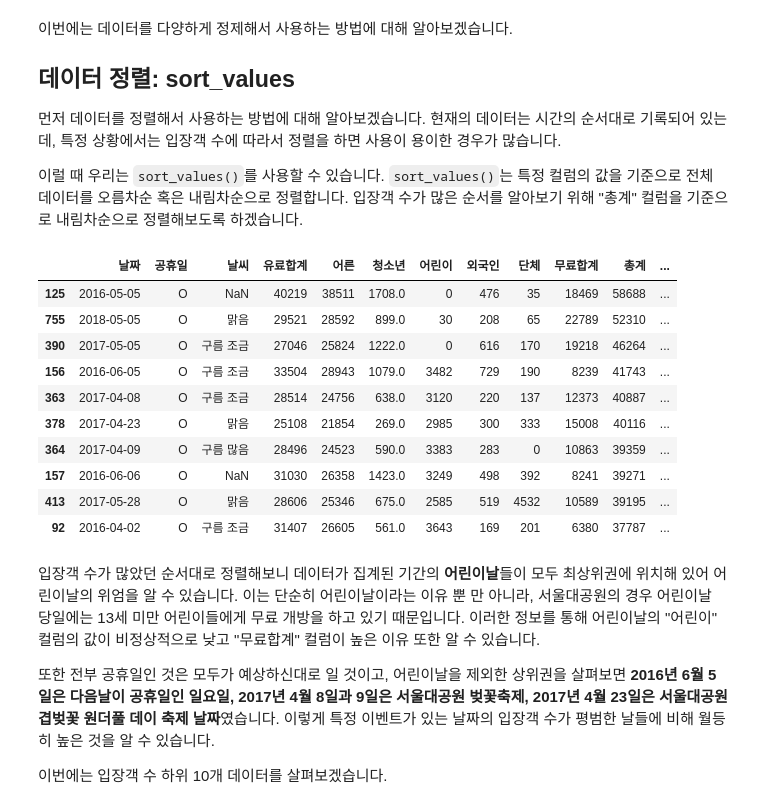
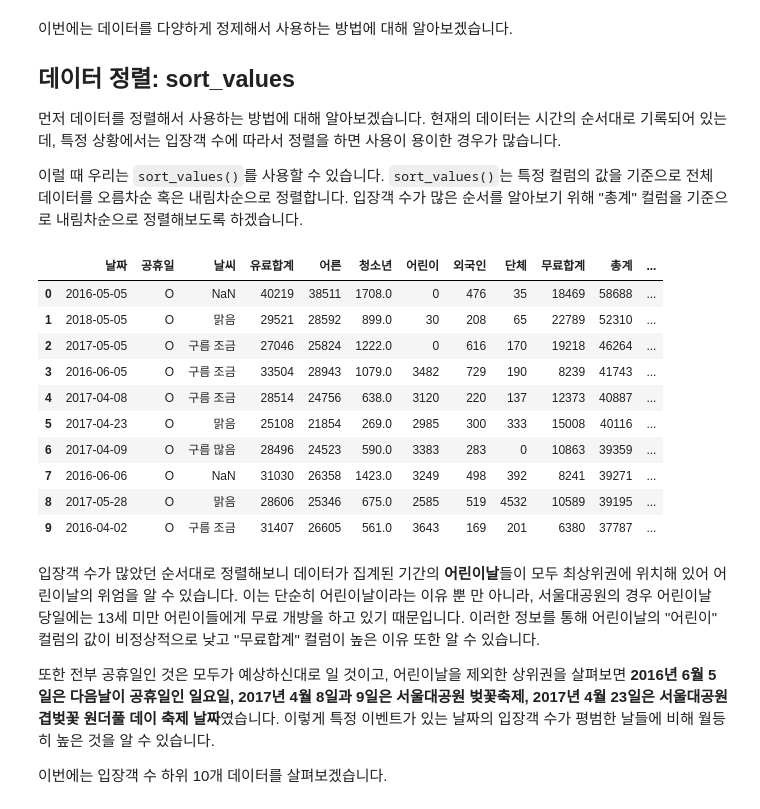
Before and after one commit to JGH-Programmer/Python, a Jupyter notebook: Numpy_Pandas.Practice/[실습6] 데이터 정제하기.ipynb, the cells around one changed output. Cells and saved outputs as stored; diff of their text form; code cells hidden in the pictures.

```diff
--- a/Numpy_Pandas.Practice/[실습6] 데이터 정제하기.ipynb
+++ b/Numpy_Pandas.Practice/[실습6] 데이터 정제하기.ipynb
@@ -27,22 +27,22 @@ df.head()
 이럴 때 우리는 `sort_values()`를 사용할 수 있습니다. `sort_values()`는 특정 컬럼의 값을 기준으로 전체 데이터를 오름차순 혹은 내림차순으로 정렬합니다. 입장객 수가 많은 순서를 알아보기 위해 "총계" 컬럼을 기준으로 내림차순으로 정렬해보도록 하겠습니다.
 # %%
 # 데이터를 확인하기 위해 정렬한 데이터프레임을 df_sorted에 저장
-df_sorted=df.sort_values("총계", ascending=False)
+df_sorted=df.sort_values("총계", ascending=False).reset_index(drop=True)
 
 # 입장객수가 많았던 날짜의 데이터 상위 10개 출력
 df_sorted.head(10)
 # %% [output]
 |  | 날짜 | 공휴일 | 날씨 | 유료합계 | 어른 | 청소년 | 어린이 | 외국인 | 단체 | 무료합계 | 총계 | ... |
-| 125 | 2016-05-05 | O | NaN | 40219 | 38511 | 1708.0 | 0 | 476 | 35 | 18469 | 58688 | ... |
-| 755 | 2018-05-05 | O | 맑음 | 29521 | 28592 | 899.0 | 30 | 208 | 65 | 22789 | 52310 | ... |
-| 390 | 2017-05-05 | O | 구름 조금 | 27046 | 25824 | 1222.0 | 0 | 616 | 170 | 19218 | 46264 | ... |
-| 156 | 2016-06-05 | O | 구름 조금 | 33504 | 28943 | 1079.0 | 3482 | 729 | 190 | 8239 | 41743 | ... |
-| 363 | 2017-04-08 | O | 구름 조금 | 28514 | 24756 | 638.0 | 3120 | 220 | 137 | 12373 | 40887 | ... |
-| 378 | 2017-04-23 | O | 맑음 | 25108 | 21854 | 269.0 | 2985 | 300 | 333 | 15008 | 40116 | ... |
-| 364 | 2017-04-09 | O | 구름 많음 | 28496 | 24523 | 590.0 | 3383 | 283 | 0 | 10863 | 39359 | ... |
-| 157 | 2016-06-06 | O | NaN | 31030 | 26358 | 1423.0 | 3249 | 498 | 392 | 8241 | 39271 | ... |
-| 413 | 2017-05-28 | O | 맑음 | 28606 | 25346 | 675.0 | 2585 | 519 | 4532 | 10589 | 39195 | ... |
-| 92 | 2016-04-02 | O | 구름 조금 | 31407 | 26605 | 561.0 | 3643 | 169 | 201 | 6380 | 37787 | ... |
+| 0 | 2016-05-05 | O | NaN | 40219 | 38511 | 1708.0 | 0 | 476 | 35 | 18469 | 58688 | ... |
+| 1 | 2018-05-05 | O | 맑음 | 29521 | 28592 | 899.0 | 30 | 208 | 65 | 22789 | 52310 | ... |
+| 2 | 2017-05-05 | O | 구름 조금 | 27046 | 25824 | 1222.0 | 0 | 616 | 170 | 19218 | 46264 | ... |
+| 3 | 2016-06-05 | O | 구름 조금 | 33504 | 28943 | 1079.0 | 3482 | 729 | 190 | 8239 | 41743 | ... |
+| 4 | 2017-04-08 | O | 구름 조금 | 28514 | 24756 | 638.0 | 3120 | 220 | 137 | 12373 | 40887 | ... |
+| 5 | 2017-04-23 | O | 맑음 | 25108 | 21854 | 269.0 | 2985 | 300 | 333 | 15008 | 40116 | ... |
+| 6 | 2017-04-09 | O | 구름 많음 | 28496 | 24523 | 590.0 | 3383 | 283 | 0 | 10863 | 39359 | ... |
+| 7 | 2016-06-06 | O | NaN | 31030 | 26358 | 1423.0 | 3249 | 498 | 392 | 8241 | 39271 | ... |
+| 8 | 2017-05-28 | O | 맑음 | 28606 | 25346 | 675.0 | 2585 | 519 | 4532 | 10589 | 39195 | ... |
+| 9 | 2016-04-02 | O | 구름 조금 | 31407 | 26605 | 561.0 | 3643 | 169 | 201 | 6380 | 37787 | ... |
 # %% [markdown]
 입장객 수가 많았던 순서대로 정렬해보니 데이터가 집계된 기간의 **어린이날**들이 모두 최상위권에 위치해 있어 어린이날의 위엄을 알 수 있습니다. 이는 단순히 어린이날이라는 이유 뿐 만 아니라, 서울대공원의 경우 어린이날 당일에는 13세 미만 어린이들에게 무료 개방을 하고 있기 때문입니다. 이러한 정보를 통해 어린이날의 "어린이" 컬럼의 값이 비정상적으로 낮고 "무료합계" 컬럼이 높은 이유 또한 알 수 있습니다.
 
```
Also changed, not shown: parts of 5 cells of this notebook, 4 other files.
